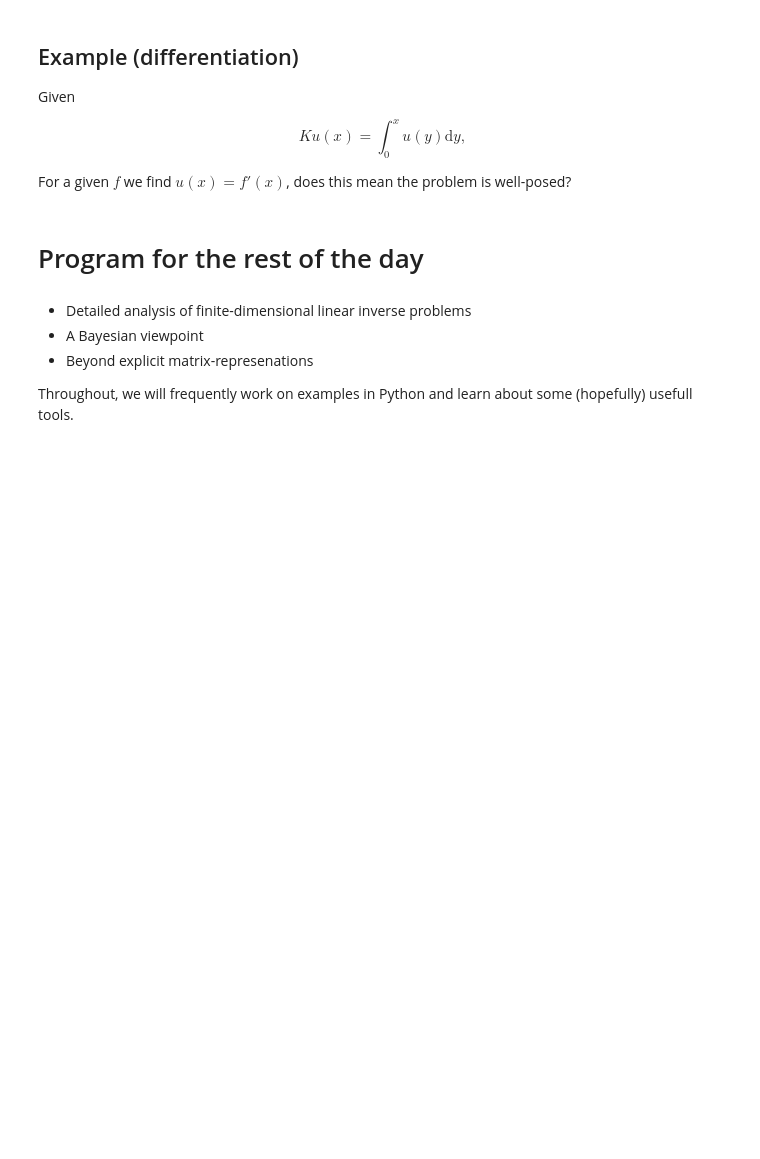
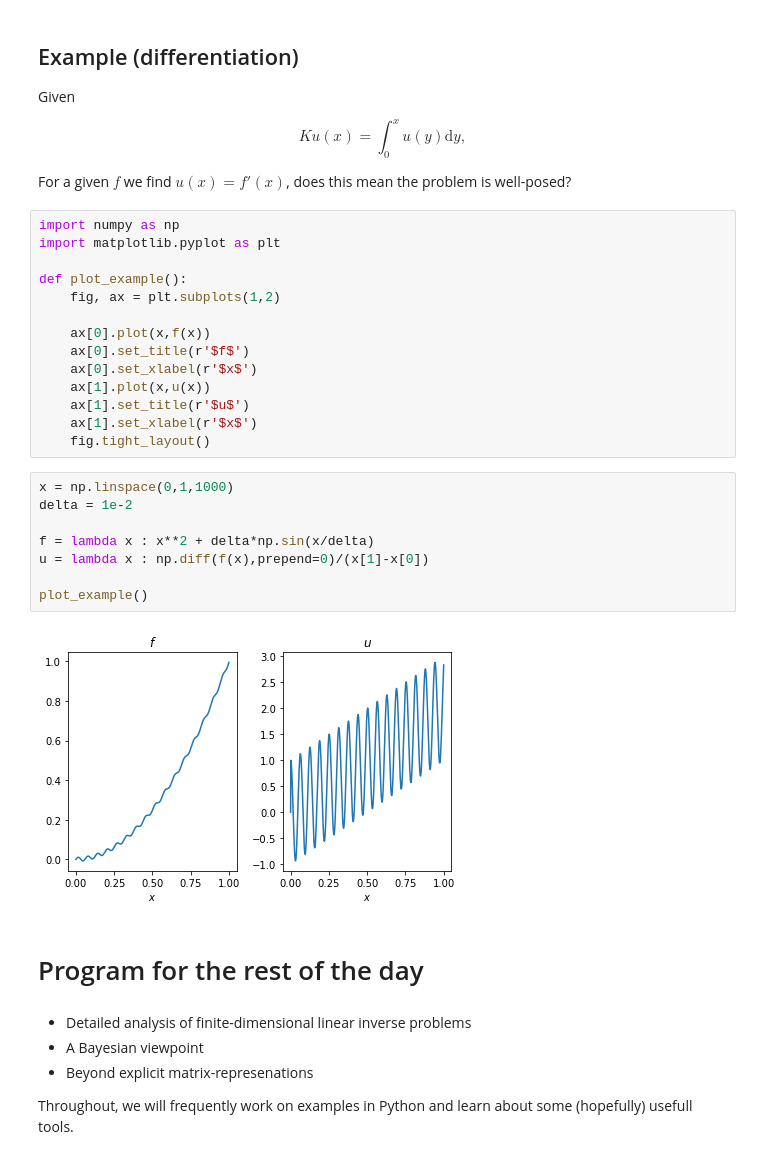
Before and after one commit to TristanvanLeeuwen/Masterclass_IP, a Jupyter notebook: lectures/what_is.ipynb, the cells around one changed output. Saved outputs shown, nothing was run; the diff lists cells and outputs as text; blank space fills up the shorter version.

```diff
--- a/lectures/what_is.ipynb
+++ b/lectures/what_is.ipynb
@@ -59,6 +72,30 @@ Given
 $$Ku(x) = \int_0^x u(y)\mathrm{d}y,$$
 
 For a given $f$ we find $u(x) = f'(x)$, does this mean the problem is well-posed?
+# %%
+import numpy as np
+import matplotlib.pyplot as plt
+
+def plot_example():
+    fig, ax = plt.subplots(1,2)
+
+    ax[0].plot(x,f(x))
+    ax[0].set_title(r'$f$')
+    ax[0].set_xlabel(r'$x$')
+    ax[1].plot(x,u(x))
+    ax[1].set_title(r'$u$')
+    ax[1].set_xlabel(r'$x$')
+    fig.tight_layout()
+# %%
+x = np.linspace(0,1,1000)
+delta = 1e-2
+
+f = lambda x : x**2 + delta*np.sin(x/delta)
+u = lambda x : np.diff(f(x),prepend=0)/(x[1]-x[0])
+
+plot_example()
+# %% [output]
+[figure, added]
 # %% [markdown]
 # Program for the rest of the day
 # %% [markdown]
```
Also changed, not shown: parts of 7 cells of this notebook, 2 other files.
